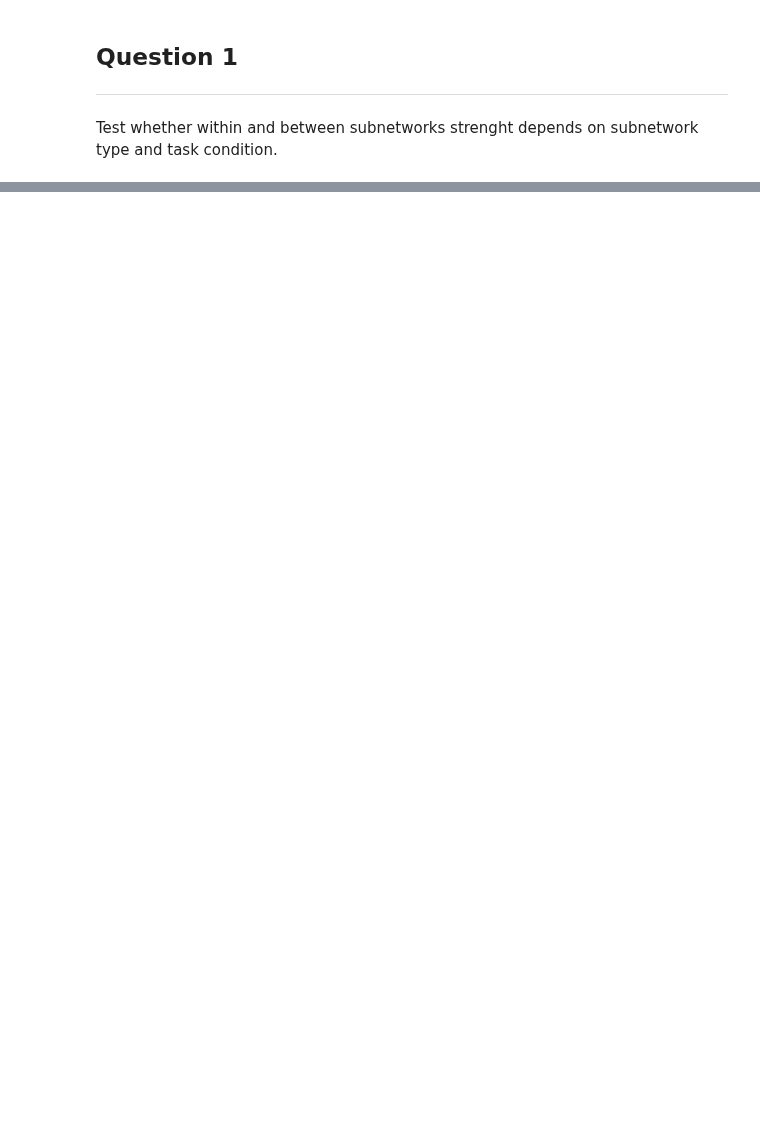
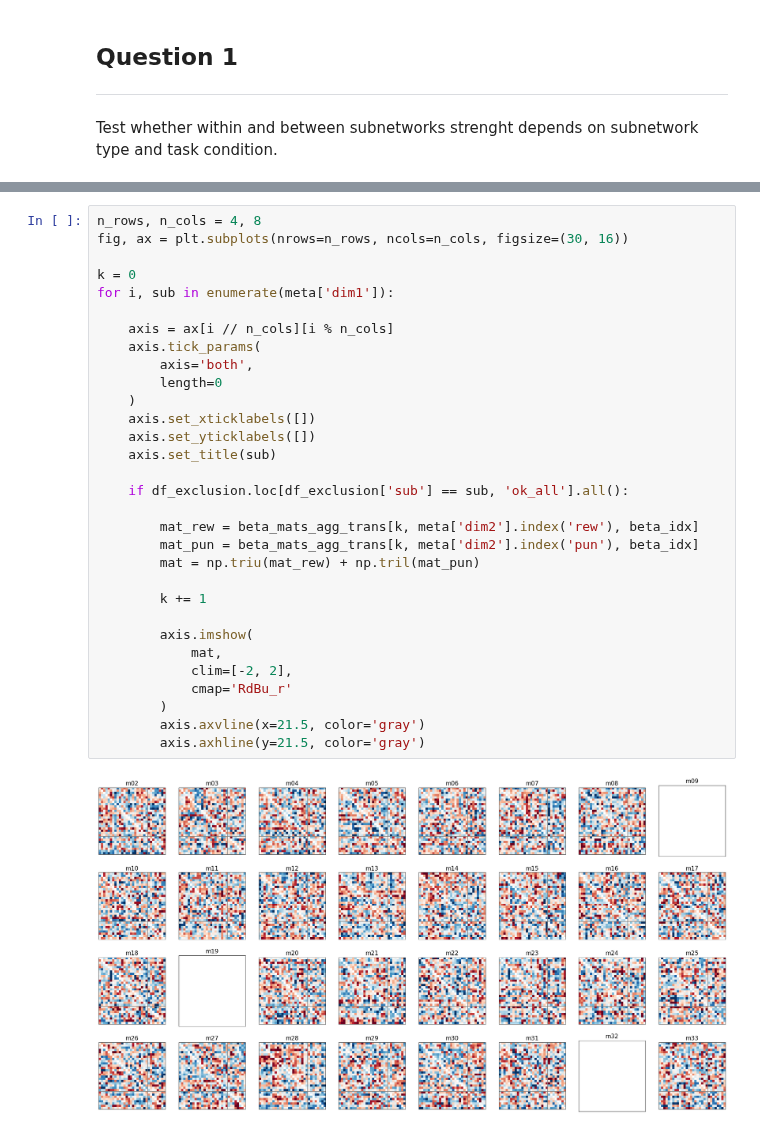
Before and after one commit to kbonna/decidenet, a Jupyter notebook: connectivity_analysis/ppi/dn_pp_02_analysis_customROI.ipynb, the cells around one changed output, grey strips where cells are left out. Drawn from its saved outputs; the diff is of its cells as text; blank space fills up the shorter version.

```diff
--- a/connectivity_analysis/ppi/dn_pp_02_analysis_customROI.ipynb
+++ b/connectivity_analysis/ppi/dn_pp_02_analysis_customROI.ipynb
@@ -209 +265,34 @@ df_anova
+# %%
+n_rows, n_cols = 4, 8
+fig, ax = plt.subplots(nrows=n_rows, ncols=n_cols, figsize=(30, 16))
+
+k = 0
+for i, sub in enumerate(meta['dim1']):
+
+    axis = ax[i // n_cols][i % n_cols]
+    axis.tick_params(
+        axis='both',
+        length=0
+    )
+    axis.set_xticklabels([])
+    axis.set_yticklabels([])
+    axis.set_title(sub)
+
+    if df_exclusion.loc[df_exclusion['sub'] == sub, 'ok_all'].all():
+
+        mat_rew = beta_mats_agg_trans[k, meta['dim2'].index('rew'), beta_idx]
+        mat_pun = beta_mats_agg_trans[k, meta['dim2'].index('pun'), beta_idx]
+        mat = np.triu(mat_rew) + np.tril(mat_pun)
+
+        k += 1
+
+        axis.imshow(
+            mat,
+            clim=[-2, 2],
+            cmap='RdBu_r'
+        )
+        axis.axvline(x=21.5, color='gray')
+        axis.axhline(y=21.5, color='gray')
+# %% [output]
+[figure, added]
 # %%
```
Also changed, not shown: parts of 12 cells of this notebook, 10 other files.
